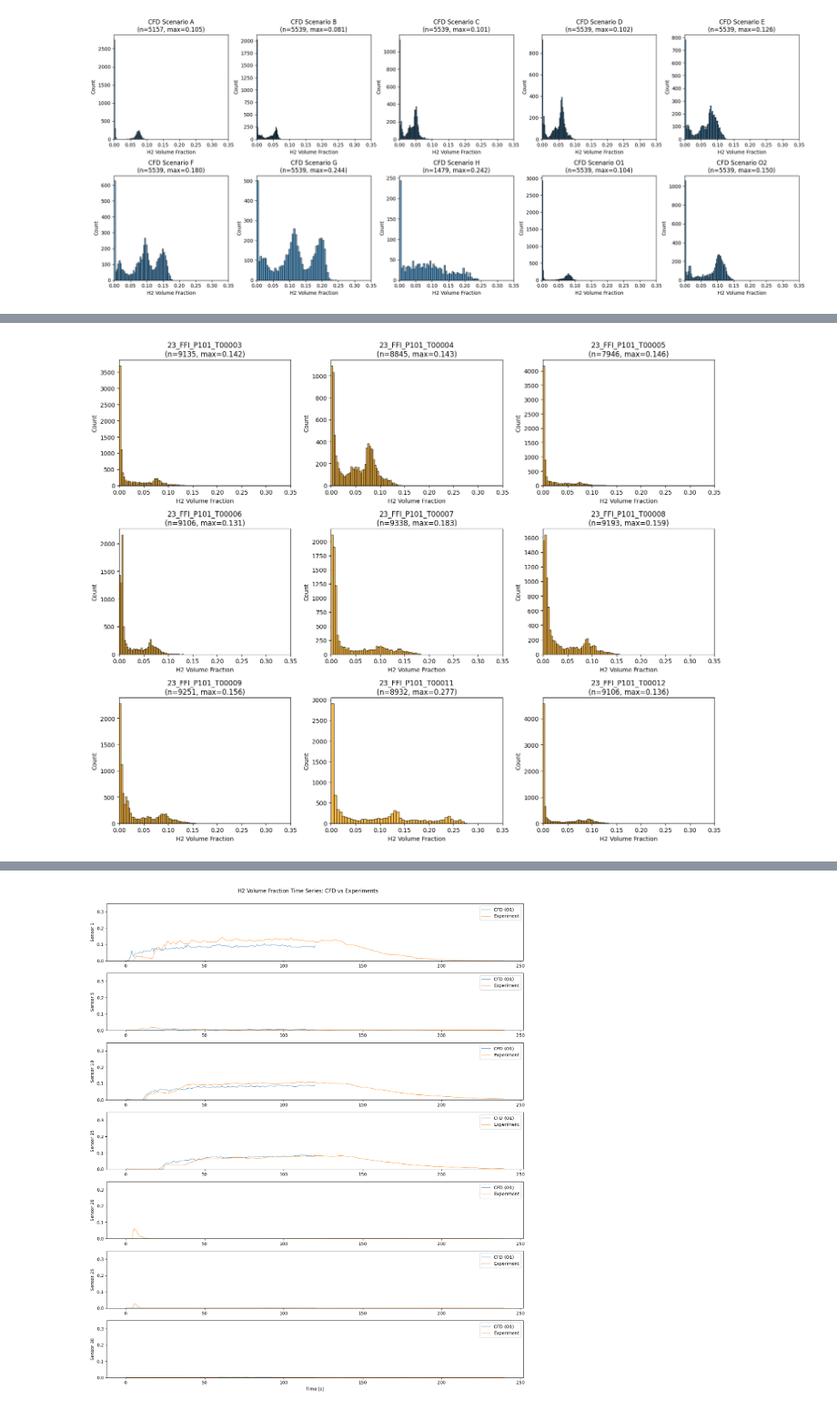
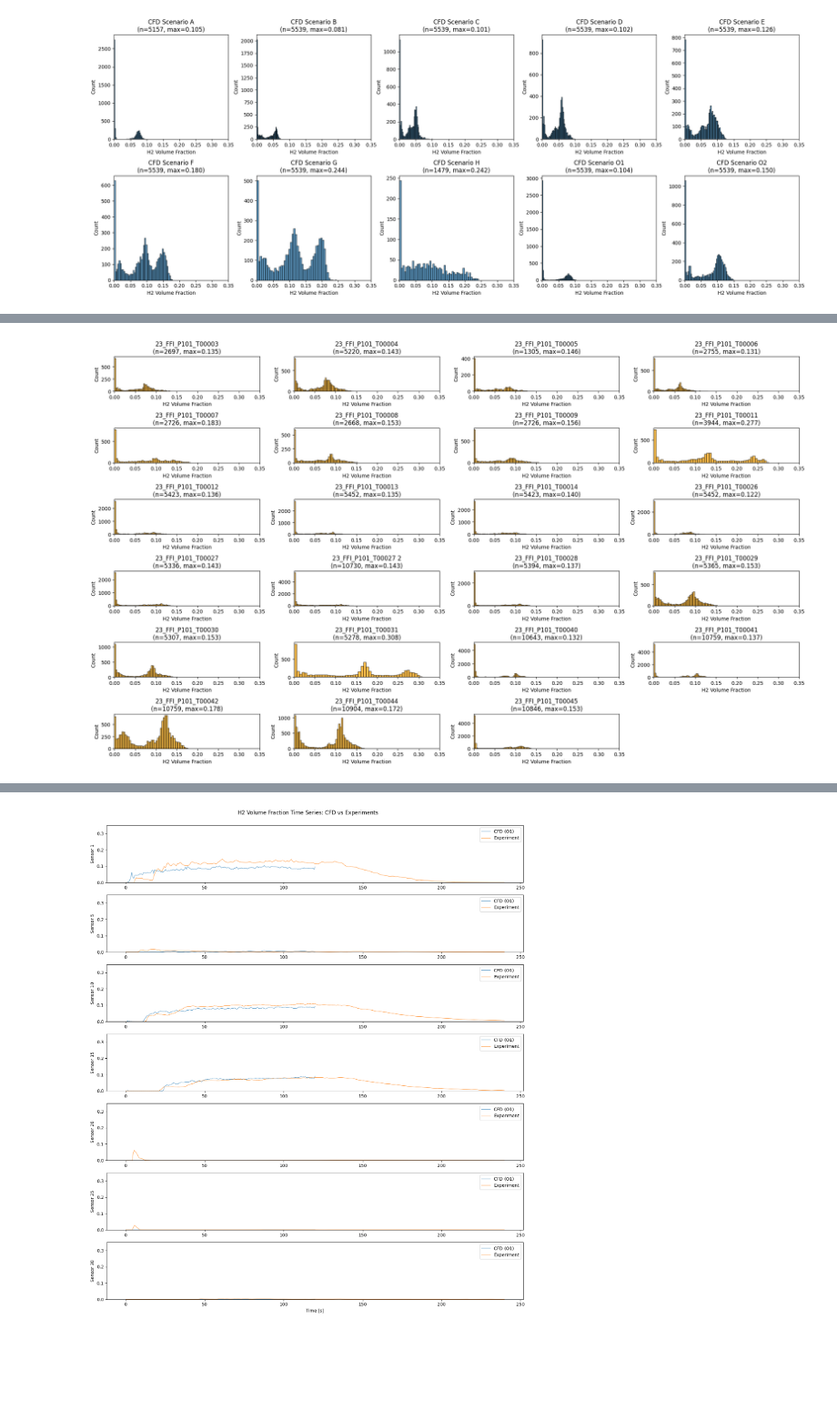
Before and after one commit to nicmig/H2-dispersion-model, a Jupyter notebook: data_analysis.ipynb, the cells around one changed output, grey strips where cells are left out. Shown at 91% size. Drawn from its saved outputs; the diff is of its cells as text; code cells hidden in the pictures; blank space fills up the shorter version.

Commit message:
**performed more data analysis and created plots

```diff
--- a/data_analysis.ipynb
+++ b/data_analysis.ipynb
@@ -8,4 +8,5 @@ from pathlib import Path
 # %%
 # Load data
 data_dir = Path('/home/niclasflehmig/VisualCodeProjects/H2-dispersion-model/data')
-df = pd.read_csv(data_dir / 'unified_raw.csv')
+df = pd.read_csv(data_dir / 'unified_raw_two_modes.csv')
+df_uncut = pd.read_csv(data_dir /'unified_raw.csv')
@@ -73,20 +100,0 @@ Name: h2_volume_fraction, Length: 5157, dtype: float64
-# %%
-# CFD scenario histograms
-fig, axes = plt.subplots(2, 5, figsize=(20, 8))
-axes = axes.flatten()
-
-cfd_scenarios = ['A', 'B', 'C', 'D', 'E', 'F', 'G', 'H', 'O1', 'O2']
-
-for idx, scenario in enumerate(cfd_scenarios):
-    ax = axes[idx]
-    df_scenario = df[(df['source'] == 'cfd') & (df['scenario'] == scenario)]
-    log_h2 = np.log(df_scenario['h2_volume_fraction'] + 1e-8)
-
-    ax.hist(log_h2, bins=50, alpha=0.7, edgecolor='black')
-    ax.set_title(f'CFD Scenario {scenario}\n(n={len(df_scenario)}, max={log_h2.max():.3f})')
-    ax.set_xlabel('H2 Volume Fraction')
-    ax.set_ylabel('Count')
-
-plt.tight_layout()
-plt.savefig(data_dir / 'cfd_histograms.png', dpi=150)
-plt.show()
@@ -95,23 +101,26 @@ plt.show()
 # %%
-# Experiment histograms (sample of 9)
-exp_ids = df[df['source'] == 'experiment']['experiment_id'].unique()[:9]
+# Experiment histograms (all 23)
+exp_ids = df[df['source'] == 'experiment']['experiment_id'].unique()
 
-fig, axes = plt.subplots(3, 3, figsize=(15, 12))
+fig, axes = plt.subplots(6, 4, figsize=(20, 12))
 axes = axes.flatten()
 
 for idx, exp_id in enumerate(exp_ids):
     ax = axes[idx]
     df_exp = df[df['experiment_id'] == exp_id]
 
     ax.hist(df_exp['h2_volume_fraction'], bins=50, alpha=0.7, edgecolor='black', color='orange')
     ax.set_title(f'{exp_id}\n(n={len(df_exp)}, max={df_exp["h2_volume_fraction"].max():.3f})')
     ax.set_xlabel('H2 Volume Fraction')
     ax.set_ylabel('Count')
     ax.set_xlim(0, 0.35)
 
+# Remove the last (24th) empty subplot
+fig.delaxes(axes[-1])
+
 plt.tight_layout()
 plt.savefig(data_dir / 'experiment_histograms.png', dpi=150)
 plt.show()
 # %% [output]
-[figure, old version]
+[figure, new version]
 # %%
```
Also changed, not shown: parts of 18 cells of this notebook.
